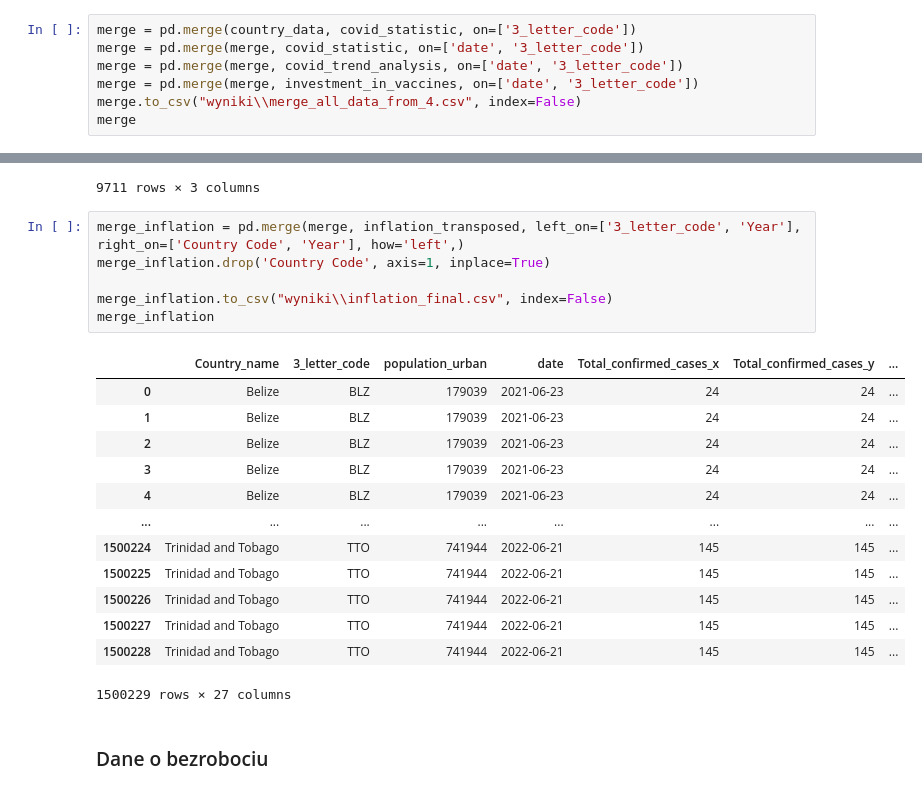
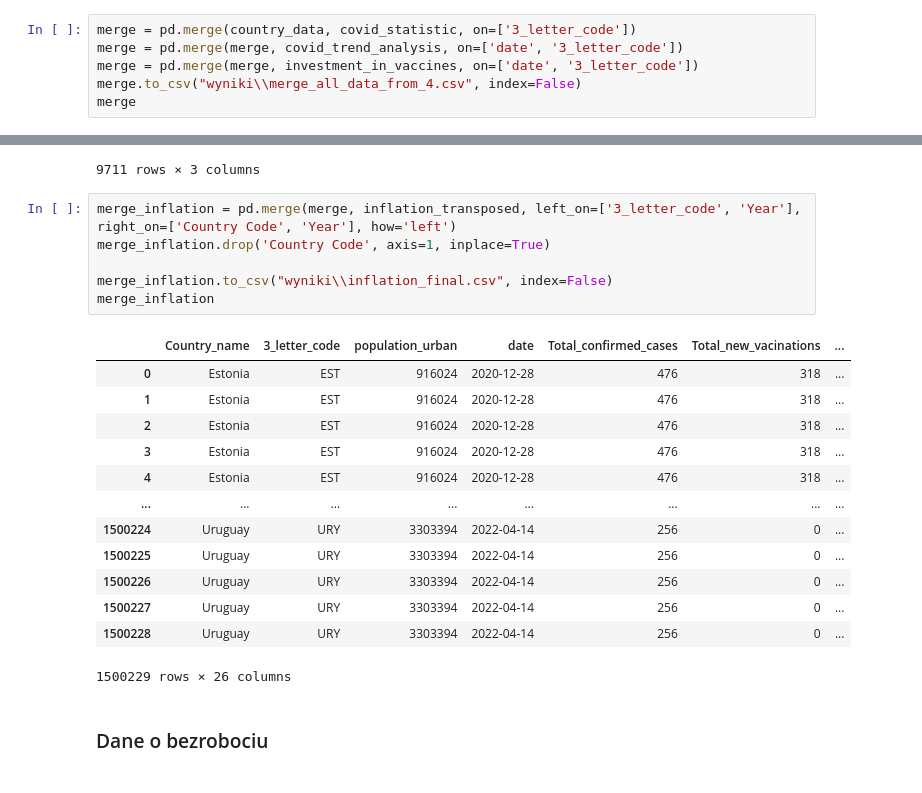
Before and after one commit to AbsZeroO/big-data, a Jupyter notebook: Poziom_1/Poziom1.ipynb, the cells around one changed output, grey strips where cells are left out. Drawn from its saved outputs; the diff is of its cells as text.

```diff
--- a/Poziom_1/Poziom1.ipynb
+++ b/Poziom_1/Poziom1.ipynb
@@ -548,7 +548,6 @@ display(investment_in_vaccines)
 Połącz ze sobą wszystkie dane otrzymane w części 4. Nowy zbiór danych zapisz jako oddzielny obiekt DataFrame. Jeżeli uważasz, że należy stworzyć kilka takich obiektów, zrób to i zapisz swoje uzasadnienie. Pamiętaj o ciągłej konieczności zachowania czystości danych. Wynik tego zadania zapisz w pliku / plikach CSV.
 # %%
 merge = pd.merge(country_data, covid_statistic, on=['3_letter_code'])
-merge = pd.merge(merge, covid_statistic, on=['date', '3_letter_code'])
 merge = pd.merge(merge, covid_trend_analysis, on=['date', '3_letter_code'])
 merge = pd.merge(merge, investment_in_vaccines, on=['date', '3_letter_code'])
 merge.to_csv("wyniki\\merge_all_data_from_4.csv", index=False)
@@ -679,25 +679,25 @@ inflation_transposed
 | 11067 | ZWE | 2023 | 105.401982 |
 9711 rows × 3 columns
 # %%
-merge_inflation = pd.merge(merge, inflation_transposed, left_on=['3_letter_code', 'Year'], right_on=['Country Code', 'Year'], how='left',)
+merge_inflation = pd.merge(merge, inflation_transposed, left_on=['3_letter_code', 'Year'], right_on=['Country Code', 'Year'], how='left')
 merge_inflation.drop('Country Code', axis=1, inplace=True)
 
 merge_inflation.to_csv("wyniki\\inflation_final.csv", index=False)
 merge_inflation
 # %% [output]
-|  | Country_name | 3_letter_code | population_urban | date | Total_confirmed_cases_x | Total_confirmed_cases_y | ... |
-| 0 | Belize | BLZ | 179039 | 2021-06-23 | 24 | 24 | ... |
-| 1 | Belize | BLZ | 179039 | 2021-06-23 | 24 | 24 | ... |
-| 2 | Belize | BLZ | 179039 | 2021-06-23 | 24 | 24 | ... |
-| 3 | Belize | BLZ | 179039 | 2021-06-23 | 24 | 24 | ... |
-| 4 | Belize | BLZ | 179039 | 2021-06-23 | 24 | 24 | ... |
+|  | Country_name | 3_letter_code | population_urban | date | Total_confirmed_cases | Total_new_vacinations | ... |
+| 0 | Estonia | EST | 916024 | 2020-12-28 | 476 | 318 | ... |
+| 1 | Estonia | EST | 916024 | 2020-12-28 | 476 | 318 | ... |
+| 2 | Estonia | EST | 916024 | 2020-12-28 | 476 | 318 | ... |
+| 3 | Estonia | EST | 916024 | 2020-12-28 | 476 | 318 | ... |
+| 4 | Estonia | EST | 916024 | 2020-12-28 | 476 | 318 | ... |
 | ... | ... | ... | ... | ... | ... | ... | ... |
-| 1500224 | Trinidad and Tobago | TTO | 741944 | 2022-06-21 | 145 | 145 | ... |
-| 1500225 | Trinidad and Tobago | TTO | 741944 | 2022-06-21 | 145 | 145 | ... |
-| 1500226 | Trinidad and Tobago | TTO | 741944 | 2022-06-21 | 145 | 145 | ... |
-| 1500227 | Trinidad and Tobago | TTO | 741944 | 2022-06-21 | 145 | 145 | ... |
-| 1500228 | Trinidad and Tobago | TTO | 741944 | 2022-06-21 | 145 | 145 | ... |
+| 1500224 | Uruguay | URY | 3303394 | 2022-04-14 | 256 | 0 | ... |
+| 1500225 | Uruguay | URY | 3303394 | 2022-04-14 | 256 | 0 | ... |
+| 1500226 | Uruguay | URY | 3303394 | 2022-04-14 | 256 | 0 | ... |
+| 1500227 | Uruguay | URY | 3303394 | 2022-04-14 | 256 | 0 | ... |
+| 1500228 | Uruguay | URY | 3303394 | 2022-04-14 | 256 | 0 | ... |
-1500229 rows × 27 columns
+1500229 rows × 26 columns
 # %% [markdown]
 ### Dane o bezrobociu
 # %%
```
Also changed, not shown: parts of 15 cells of this notebook.
